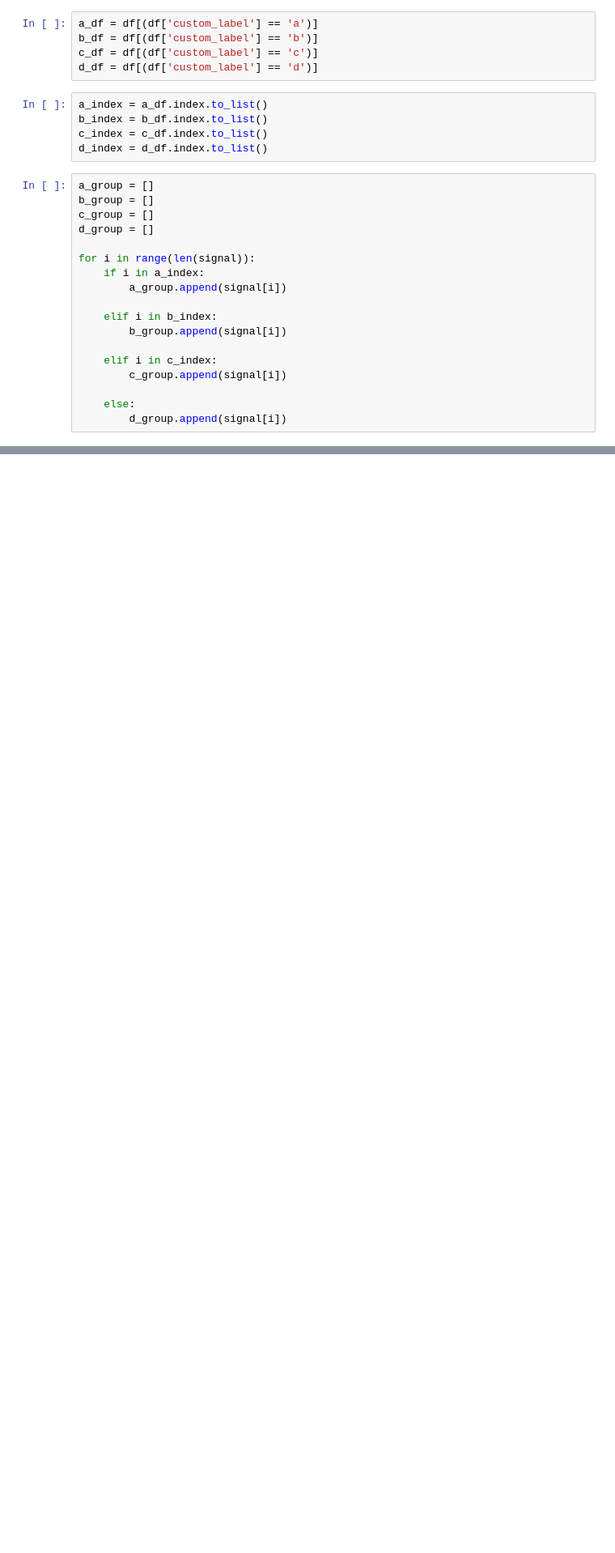
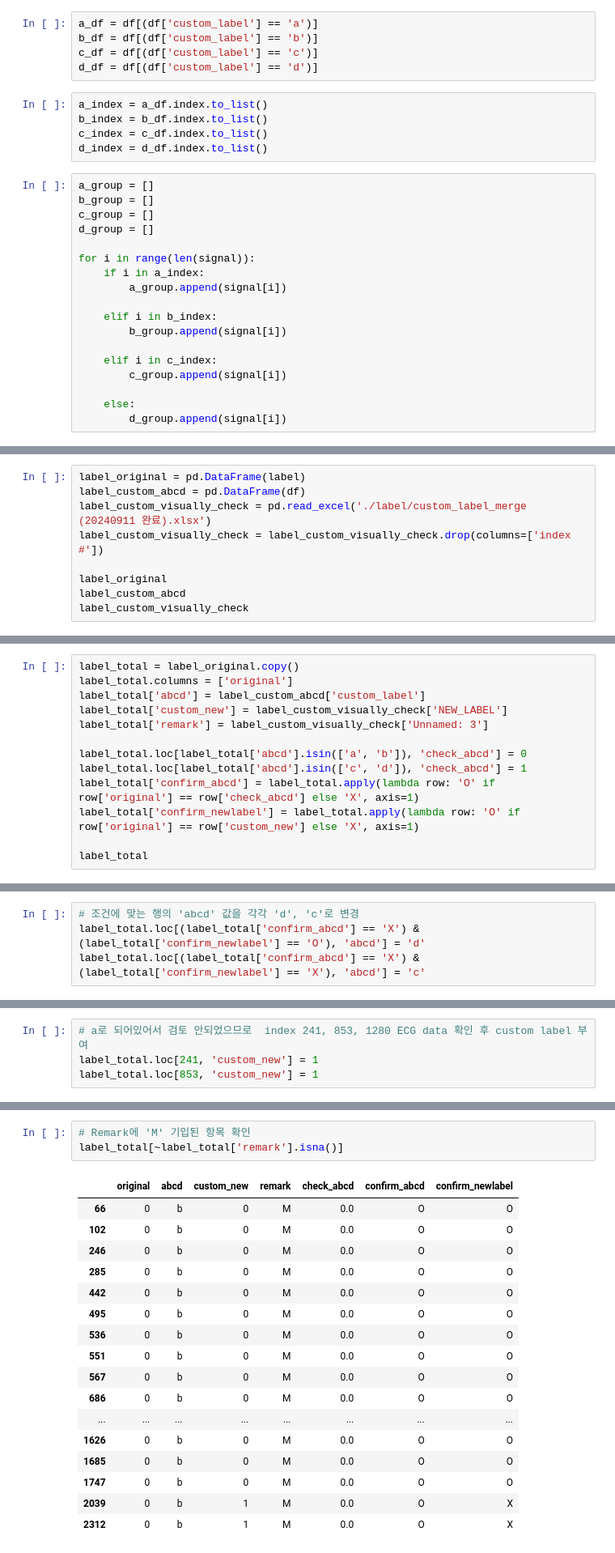
Before and after one commit to LEEHM97/Artifact-Detection-In-ECG, a Jupyter notebook: EDA/check_custom_label.ipynb, the cells around one changed output, grey strips where cells are left out. Shown at 81% size. Cells and saved outputs as stored; diff of their text form; blank space fills up the shorter version.

Commit message:
feat: Update check_custom_label.ipynb
- Add savefig for ABCD group
- Processing for final label

```diff
--- a/EDA/check_custom_label.ipynb
+++ b/EDA/check_custom_label.ipynb
@@ -111,0 +246,9 @@ interactive(children=(IntSlider(value=0, description='index', max=728), Output()
+# %%
+label_original = pd.DataFrame(label)
+label_custom_abcd = pd.DataFrame(df)
+label_custom_visually_check = pd.read_excel('./label/custom_label_merge (20240911 완료).xlsx')
+label_custom_visually_check = label_custom_visually_check.drop(columns=['index #'])
+
+label_original
+label_custom_abcd
+label_custom_visually_check
@@ -111,0 +288,13 @@ interactive(children=(IntSlider(value=0, description='index', max=728), Output()
+# %%
+label_total = label_original.copy()
+label_total.columns = ['original']
+label_total['abcd'] = label_custom_abcd['custom_label']
+label_total['custom_new'] = label_custom_visually_check['NEW_LABEL']
+label_total['remark'] = label_custom_visually_check['Unnamed: 3']
+
+label_total.loc[label_total['abcd'].isin(['a', 'b']), 'check_abcd'] = 0
+label_total.loc[label_total['abcd'].isin(['c', 'd']), 'check_abcd'] = 1
+label_total['confirm_abcd'] = label_total.apply(lambda row: 'O' if row['original'] == row['check_abcd'] else 'X', axis=1)
+label_total['confirm_newlabel'] = label_total.apply(lambda row: 'O' if row['original'] == row['custom_new'] else 'X', axis=1)
+
+label_total
@@ -111,0 +350,4 @@ interactive(children=(IntSlider(value=0, description='index', max=728), Output()
+# %%
+# 조건에 맞는 행의 'abcd' 값을 각각 'd', 'c'로 변경
+label_total.loc[(label_total['confirm_abcd'] == 'X') & (label_total['confirm_newlabel'] == 'O'), 'abcd'] = 'd'
+label_total.loc[(label_total['confirm_abcd'] == 'X') & (label_total['confirm_newlabel'] == 'X'), 'abcd'] = 'c'
@@ -111,0 +373,4 @@ interactive(children=(IntSlider(value=0, description='index', max=728), Output()
+# %%
+# a로 되어있어서 검토 안되었으므로  index 241, 853, 1280 ECG data 확인 후 custom label 부여
+label_total.loc[241, 'custom_new'] = 1
+label_total.loc[853, 'custom_new'] = 1
@@ -111,0 +385,21 @@ interactive(children=(IntSlider(value=0, description='index', max=728), Output()
+# %%
+# Remark에 'M' 기입된 항목 확인
+label_total[~label_total['remark'].isna()]
+# %% [output]
+|  | original | abcd | custom_new | remark | check_abcd | confirm_abcd | confirm_newlabel |
+| 66 | 0 | b | 0 | M | 0.0 | O | O |
+| 102 | 0 | b | 0 | M | 0.0 | O | O |
+| 246 | 0 | b | 0 | M | 0.0 | O | O |
+| 285 | 0 | b | 0 | M | 0.0 | O | O |
+| 442 | 0 | b | 0 | M | 0.0 | O | O |
+| 495 | 0 | b | 0 | M | 0.0 | O | O |
+| 536 | 0 | b | 0 | M | 0.0 | O | O |
+| 551 | 0 | b | 0 | M | 0.0 | O | O |
+| 567 | 0 | b | 0 | M | 0.0 | O | O |
+| 686 | 0 | b | 0 | M | 0.0 | O | O |
+| ... | ... | ... | ... | ... | ... | ... | ... |
+| 1626 | 0 | b | 0 | M | 0.0 | O | O |
+| 1685 | 0 | b | 0 | M | 0.0 | O | O |
+| 1747 | 0 | b | 0 | M | 0.0 | O | O |
+| 2039 | 0 | b | 1 | M | 0.0 | O | X |
+| 2312 | 0 | b | 1 | M | 0.0 | O | X |
```
Also changed, not shown: parts of 36 cells of this notebook.
